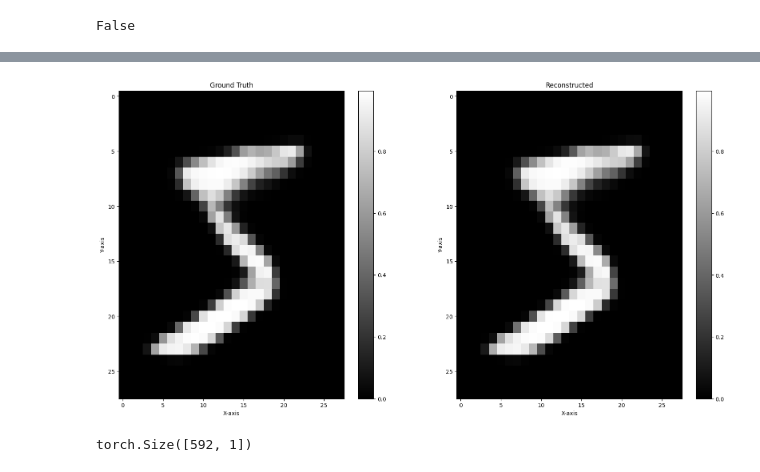
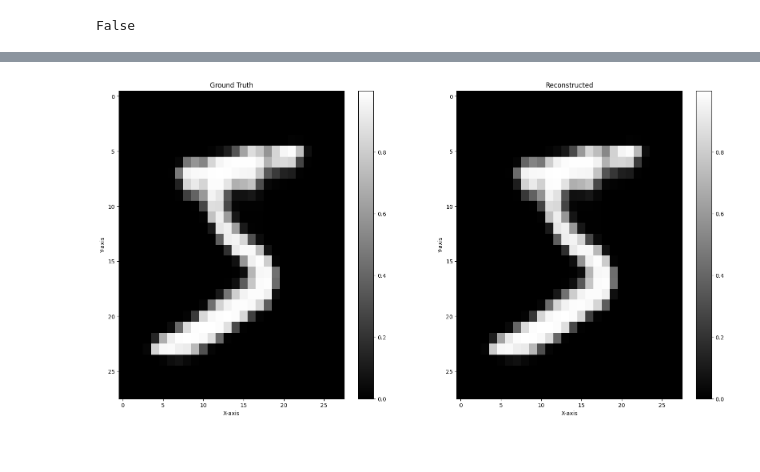
Before and after one commit to nef-gpt/adl4cv, a Jupyter notebook: naive_approach.ipynb, the cells around one changed output, grey strips where cells are left out. Cells and saved outputs as stored; diff of their text form; code cells hidden in the pictures.

```diff
--- a/naive_approach.ipynb
+++ b/naive_approach.ipynb
@@ -62,12 +62,13 @@ config.decay_lr=True
 config.lr_decay_iters=10000
 config.warmup_iters=0.1*config.max_iters
 config.batch_size = 1
+config.detailed_folder = "training_sample_0"
 
 # Config Transforemer
 model_config = RegressionTransformerConfig(n_embd=16, block_size=len(dataset[0][0]) - 1, n_head=4, n_layer=8)
 # %%
 # take first n samples that have label == 1 (where label is second entry of dataset object)
-n = 4
+n = 1
 samples = [(i, dataset[i][0]) for i in range(len(dataset)) if dataset[i][1] == 5][:n]
 
 
@@ -128,6 +129,7 @@ import numpy as np
 from collections import OrderedDict
 from typing import List, Tuple, Union
 from torch import nn
+from animation.util import backtransform_weights, MinMaxTransform
 
 # Assuming the following classes and functions are defined elsewhere:
 # - INR
@@ -136,40 +138,13 @@ from torch import nn
 # - dataset_flatten
 
 
-class MinMaxTransformer(nn.Module):
-    def __init__(self, min_value: float = -0.3587, max_value: float = 0.4986):
-        super().__init__()
-        self.min_value = min_value
-        self.max_value = max_value
-
-    def forward(self, weights, y):
-        # Apply min-max normalization
-        weights = (weights - self.min_value) / (self.max_value - self.min_value)
-        return weights, y
-
-    def reverse(self, normalized_weights):
-        # Reverse the min-max normalization
-        original_weights = normalized_weights * (self.max_value - self.min_value) + self.min_value
-        return original_weights
-
-def backtransform_weights(flattened_weights, original_weights_dict):
-    reconstructed_dict = OrderedDict()
-    start = 0
-    for key, tensor in original_weights_dict.items():
-        num_elements = tensor.numel()
-        flattened_slice = flattened_weights[0, start:start + num_elements]
-        reconstructed_tensor = flattened_slice.view(tensor.shape)
-        reconstructed_dict[key] = reconstructed_tensor
-        start += num_elements
-    return reconstructed_dict
-
 
 # Configuration
 inr_kwargs = {"n_layers": 3, "in_dim": 2, "up_scale": 16}
 image_size = (28, 28)
 idx = 0
 # Get dataset elements
-original_dict = dataset_no_transform[0][0]
+original_dict = dataset_no_transform[idx][0]
 
 model = RegressionTransformer(model_config)
 model.load_state_dict(torch.load("./models/ckpt.pt")["model"])
@@ -181,13 +156,13 @@ X, Y = (sample[:model_config.block_size].unsqueeze(-1).unsqueeze(0), sample[1: 1
 
 pred, _ = model(X, Y)
 
-minmax_transformer = MinMaxTransformer(min_value=-0.3587, max_value=0.4986)
+minmax_transformer = MinMaxTransform(min_value=min_ours, max_value=max_ours)
 dataset_ele_flattened = minmax_transformer.reverse(torch.cat((X[0][0].unsqueeze(0), pred[0])).unsqueeze(0))
 
 # Backtransform weights
 reconstructed_dict = backtransform_weights(dataset_ele_flattened, original_dict)
 
-from generation.visualization_presentation import reconstruct_image
+from animation.util import reconstruct_image
 from networks.mlp_models import MLP3D
 
 
@@ -196,35 +171,31 @@ model_config_nef = {
         "hidden_neurons": [16, 16],
         "use_leaky_relu": False,
         "output_type": "logits",
         "input_dims": 2,
         "multires": 4,
     }
 
 model = MLP3D(**model_config_nef)
 model.load_state_dict(reconstructed_dict)
 reconstructed_tensor = reconstruct_image(model)
 model.load_state_dict(original_dict)
 ground_truth_tensor = reconstruct_image(model)
 
 # Plotting the tensors as heatmaps in grayscale
 fig, axes = plt.subplots(1, 2, figsize=(20, 10))
 
 axes[0].imshow(ground_truth_tensor, cmap='gray', aspect='auto')
 axes[0].set_title('Ground Truth')
 axes[0].set_xlabel('X-axis')
 axes[0].set_ylabel('Y-axis')
 
 axes[1].imshow(reconstructed_tensor, cmap='gray', aspect='auto')
 axes[1].set_title('Reconstructed')
 axes[1].set_xlabel('X-axis')
 axes[1].set_ylabel('Y-axis')
 
 plt.colorbar(axes[0].imshow(ground_truth_tensor, cmap='gray', aspect='auto'), ax=axes[0])
 plt.colorbar(axes[1].imshow(reconstructed_tensor, cmap='gray', aspect='auto'), ax=axes[1])
 plt.show()
 # %% [output]
-[figure, old version]
+[figure, new version]
-# %%
-X.size()
-# %% [output]
-torch.Size([592, 1])
```
Also changed, not shown: parts of 1 cell of this notebook, 10 other files.
